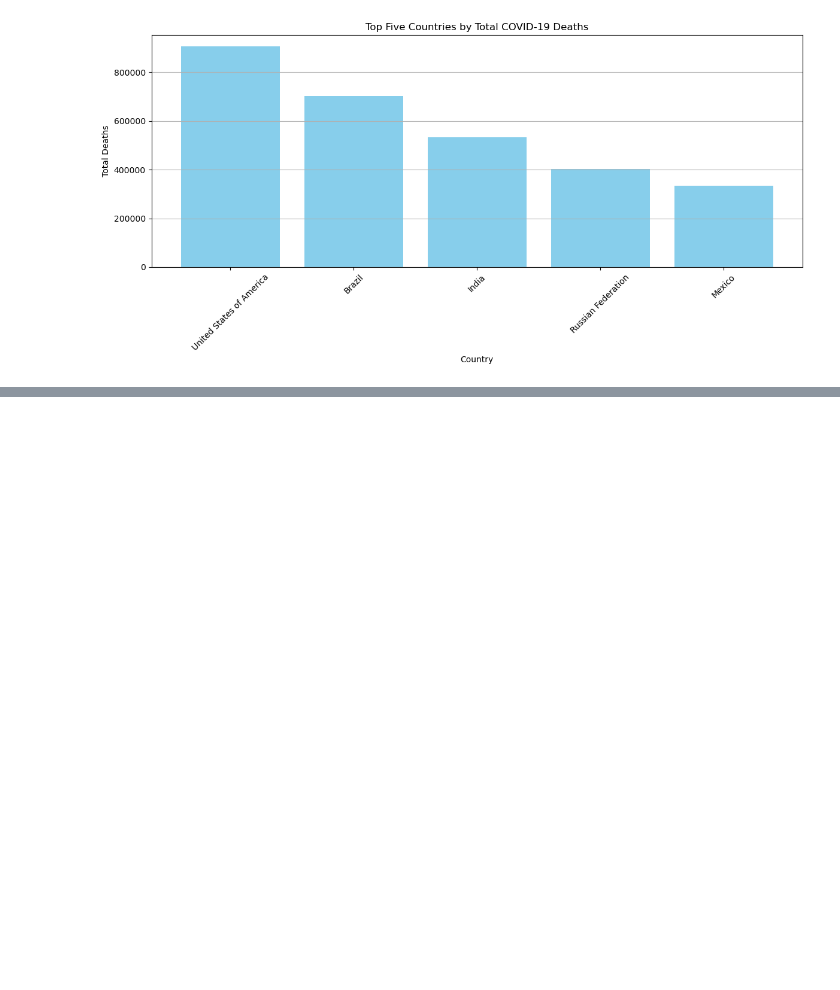
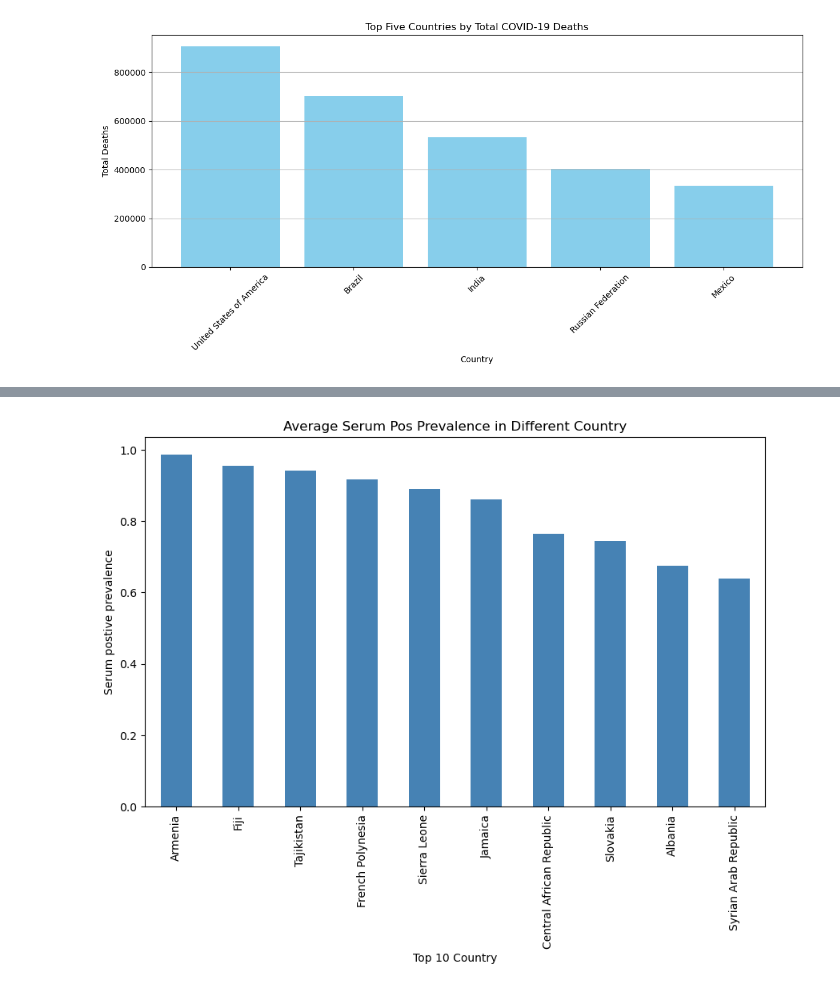
Before and after one commit to Tadakatsu213/Group-2, a Jupyter notebook: Project.ipynb, the cells around one changed output, grey strips where cells are left out. Cells and saved outputs as stored; diff of their text form; code cells hidden in the pictures; blank space fills up the shorter version.

```diff
--- a/Project.ipynb
+++ b/Project.ipynb
@@ -163,0 +300,5 @@ rows
+# %%
+# Calculate the average serum positive prevalence in every country
+serum_country = serum_clean_data_na.groupby("country",observed=False)["serum_pos_prevalence"].mean()
+serum_country = serum_country.rename_axis("name")
+serum_country
@@ -163,0 +319,11 @@ rows
+# %%
+# Figure out top 10 prevalence of countries
+serum_country_sorted = serum_country.sort_values(ascending=False)
+serum_country_sorted_top = serum_country_sorted.iloc[:10]
+serum_country_to_df = serum_country_sorted_top.to_frame()
+serum_country_to_df = serum_country_to_df.rename_axis("Country")
+serum_country_to_df = serum_country_to_df.rename(columns ={"serum_pos_prevalence":"Serum positive prevalence"})
+serum_country_to_df["Serum positive prevalence"] = round(serum_country_to_df["Serum positive prevalence"],3)
+serum_country_to_df = serum_country_to_df.reset_index()
+serum_country_to_df.index += 1
+serum_country_to_df
@@ -163,0 +342,8 @@ rows
+# %%
+# Create the bar chart for top 10
+serum_country_sorted_top.plot(kind="bar",title="Average Serum Pos Prevalence in Different Country",\
+               xlabel="Top 10 Country",ylabel="Serum postive prevalence",color="steelblue",figsize=(10,6))
+plt.savefig("output_data/Fig_serum_top10country.png")
+plt.show()
+# %% [output]
+[figure, added]
```
Also changed, not shown: parts of 20 cells of this notebook.
